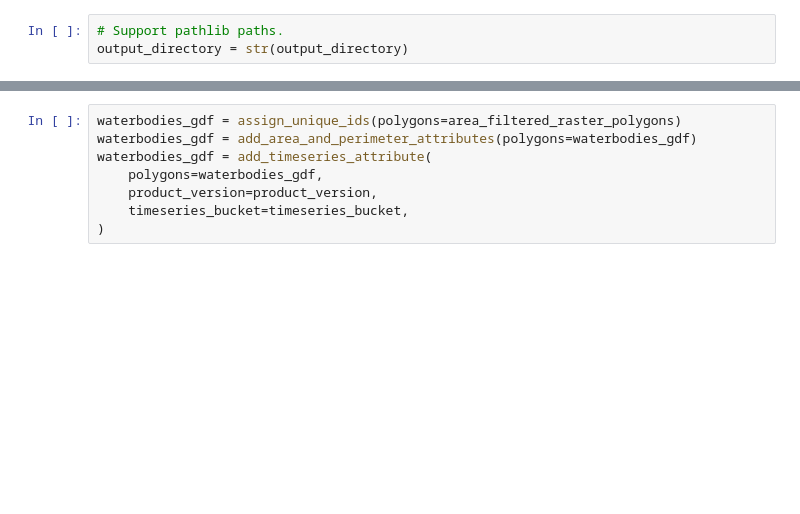
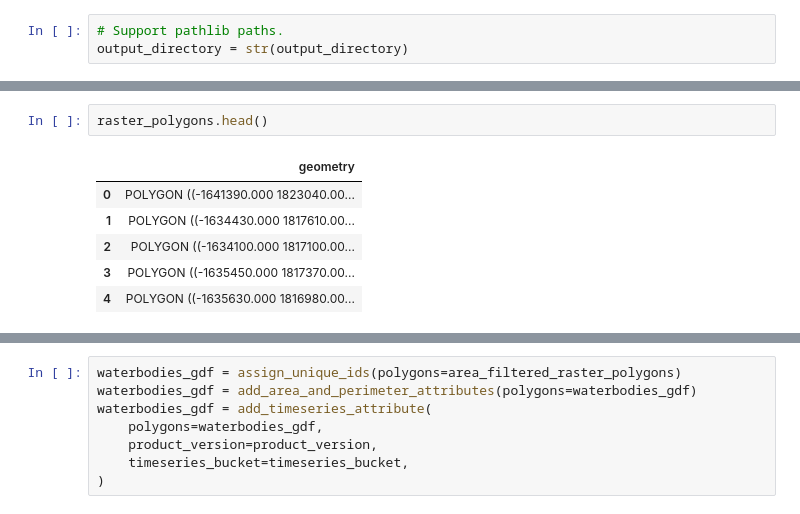
Before and after one commit to digitalearthafrica/deafrica-waterbodies, a Jupyter notebook: notebooks/04_WriteFinalWaterbodies.ipynb, the cells around one changed output, grey strips where cells are left out. Saved outputs shown, nothing was run; the diff lists cells and outputs as text; blank space fills up the shorter version.

```diff
--- a/notebooks/04_WriteFinalWaterbodies.ipynb
+++ b/notebooks/04_WriteFinalWaterbodies.ipynb
@@ -61,3 +64,12 @@ _log.info(f"Raster polygons count {len(raster_polygons)}.")
+# %%
+raster_polygons.head()
+# %% [output]
+|  | geometry |
+| 0 | POLYGON ((-1641390.000 1823040.00... |
+| 1 | POLYGON ((-1634430.000 1817610.00... |
+| 2 | POLYGON ((-1634100.000 1817100.00... |
+| 3 | POLYGON ((-1635450.000 1817370.00... |
+| 4 | POLYGON ((-1635630.000 1816980.00... |
 # %%
 # Filter the polygons by area.
 area_filtered_raster_polygons = filter_by_area(raster_polygons, min_polygon_size=min_polygon_size, max_polygon_size=max_polygon_size)
```
Also changed, not shown: parts of 6 cells of this notebook, 1 other file.
